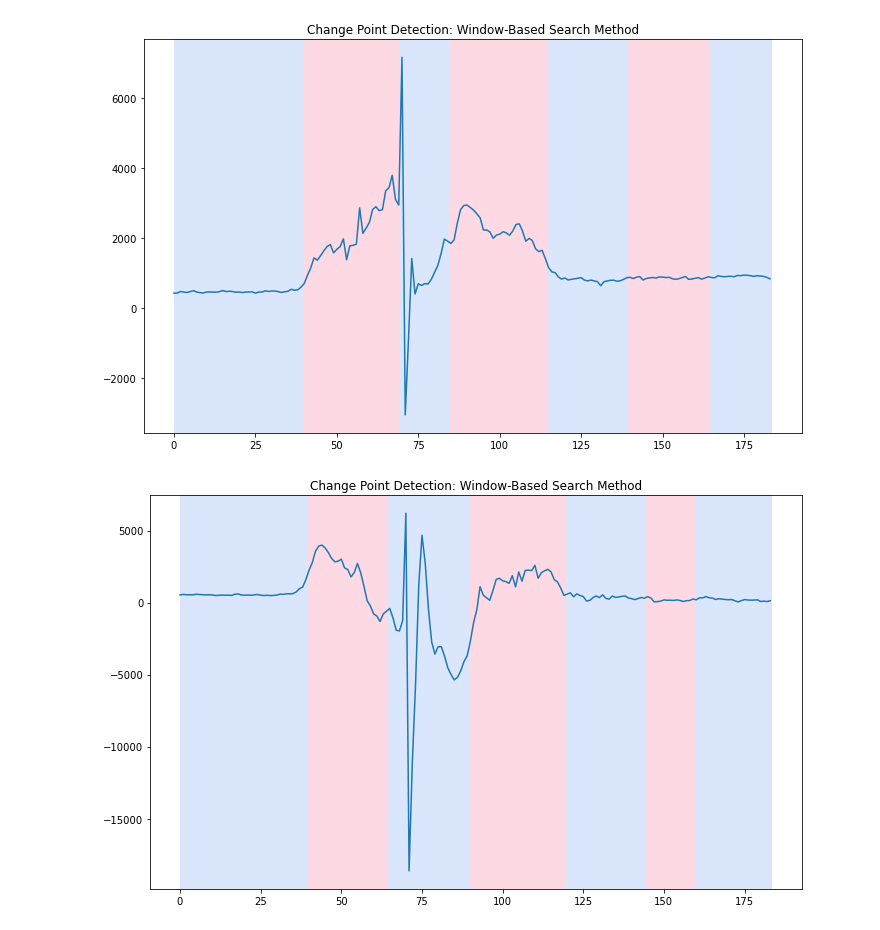
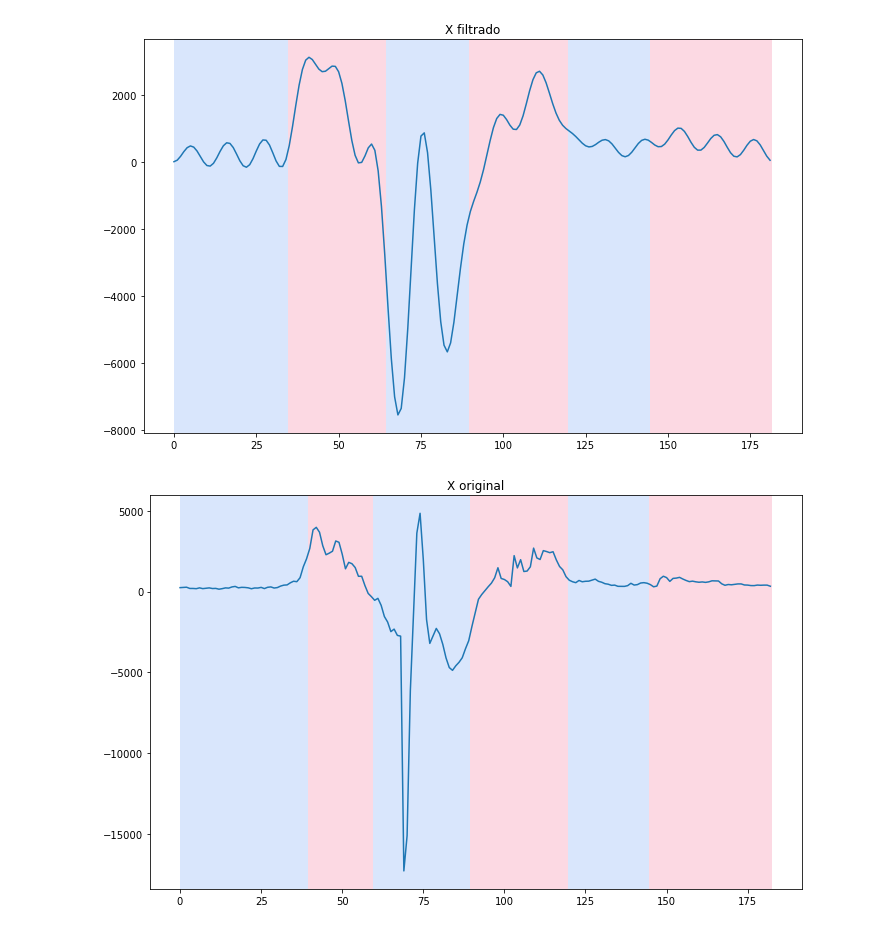
Before and after one commit to Dfriveraa/PI-GetData, a Jupyter notebook: Muestras/Filtro.ipynb, the cells around one changed output. Cells and saved outputs as stored; diff of their text form; code cells hidden in the pictures.

```diff
--- a/Muestras/Filtro.ipynb
+++ b/Muestras/Filtro.ipynb
@@ -6,6 +6,6 @@ import ruptures as rpt
 import random
 df1=pd.read_csv('Muestras-Daniel/Activacion.csv')
 # %%
-gesto1=df1[(df1.index>=1)&(df1.index<185)].astype(int)
+gesto1=df1[(df1.index>=188)&(df1.index<371)].astype(int)
 # %%
 gesto1[['Acx']].plot()
@@ -20,0 +20,15 @@ points1=np.array(gesto1['Acx'])
+# %%
+# a=df1[(df1.index<30)&(df1.index>=20)].astype(int)[['Acx']]
+frecuancias=0
+x=np.array(gesto1['Acx'])
+x_1=np.array(gesto1['Acx'])
+plt.plot(x)
+plt.show()
+x=np.fft.rfft(x)
+f=17
+ones=np.ones(f)
+zeros=np.zeros(np.size(x)-f)
+c=np.concatenate((ones,zeros))
+clean=x*c
+x=np.fft.irfft(clean)
+plt.plot(x)
@@ -21,19 +39,35 @@ points1=np.array(gesto1['Acx'])
 # %%
+
+y=np.array(gesto1['Acy'])
+z=np.array(gesto1['Acz'])
+
 model = "l2"
-algo = rpt.Window(width=20, model=model).fit(points)
-my_bkps = algo.predict(n_bkps=10)
-rpt.show.display(points, my_bkps, figsize=(10, 6))
-plt.title('Change Point Detection: Window-Based Search Method')
+algo = rpt.Window(width=20, model=model).fit(x)
+my_bkps = algo.predict(n_bkps=5)
+rpt.show.display(x, my_bkps, figsize=(10, 6))
+plt.title('X filtrado')
 plt.show()
 
-model = "l2"
-algo = rpt.Window(width=20, model=model).fit(points1)
-my_bkps = algo.predict(n_bkps=10)
-rpt.show.display(points1, my_bkps, figsize=(10, 6))
-plt.title('Change Point Detection: Window-Based Search Method')
+algo = rpt.Window(width=20, model=model).fit(x_1)
+my_bkps = algo.predict(n_bkps=5)
+rpt.show.display(x_1, my_bkps, figsize=(10, 6))
+plt.title('X original')
 plt.show()
+# model = "l2"
+# algo = rpt.Window(width=20, model=model).fit(y)
+# my_bkps = algo.predict(n_bkps=5)
+# rpt.show.display(y, my_bkps, figsize=(10, 6))
+# plt.title('Change Point Detection: Window-Based Search Method')
+# plt.show()
+
+# model = "l2"
+# algo = rpt.Window(width=20, model=model).fit(z)
+# my_bkps = algo.predict(n_bkps=5)
+# rpt.show.display(z, my_bkps, figsize=(10, 6))
+# plt.title('Change Point Detection: Window-Based Search Method')
+# plt.show()
 # %% [output]
-[figure, old version]
+[figure, new version]
-[figure, old version]
+[figure, new version]
 # %%
 model="rbf"
```
Also changed, not shown: parts of 24 cells of this notebook, 3 other files.
